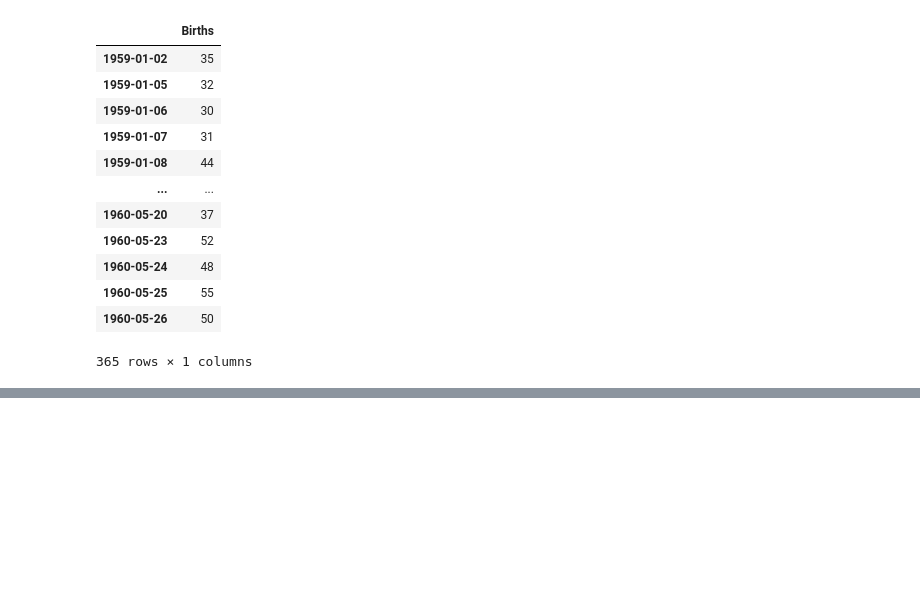
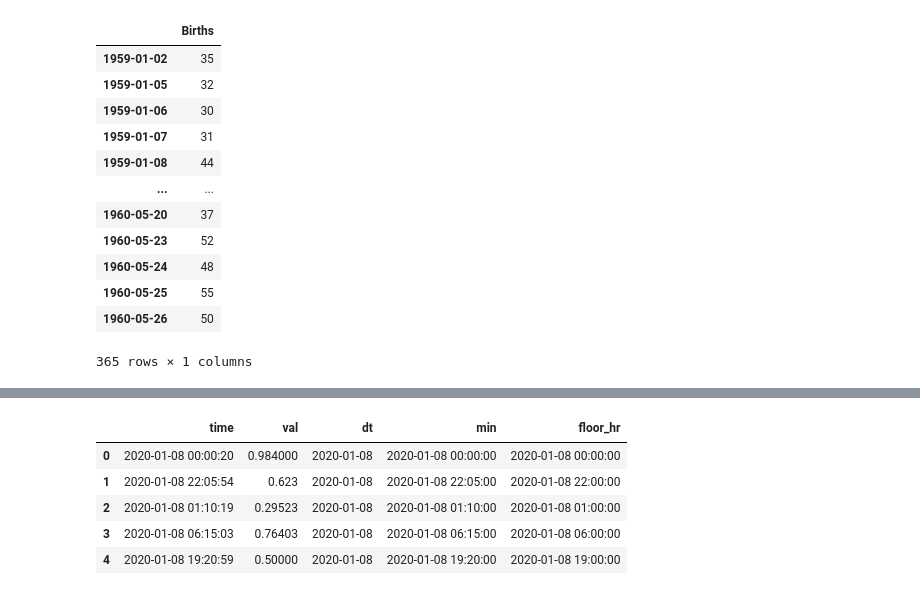
Before and after one commit to Rajiv2806/Python-Code-Helpers, a Jupyter notebook: Pandas/Pandas Dates.ipynb, the cells around one changed output, grey strips where cells are left out. Cells and saved outputs as stored; diff of their text form; code cells hidden in the pictures; blank space fills up the shorter version.

Commit message:
date normalization

```diff
--- a/Pandas/Pandas Dates.ipynb
+++ b/Pandas/Pandas Dates.ipynb
@@ -954,0 +957,10 @@ df.tshift(1)
+# %%
+alfa = [["2020-01-08 00:00:20","0.984000"],
+        ["2020-01-08 22:05:54","0.623"],
+        ["2020-01-08 01:10:19","0.29523"],
+        ["2020-01-08 06:15:3","0.76403"],
+        ["2020-01-08 19:20:59","0.50000"]]
+
+beta = [{'time': i[0], 'val':i[1]} for i in alfa]
+df = pd.DataFrame(beta)
+df
@@ -954,0 +986,3 @@ df.tshift(1)
+# %%
+df['time'] = pd.to_datetime(df['time'])
+df.info()
@@ -954,0 +999,4 @@ df.tshift(1)
+# %%
+# Extract only dates from a date
+df['dt'] = df.time.dt.floor('D')
+df
@@ -954,0 +1010,4 @@ df.tshift(1)
+# %%
+# normalize to minute
+df['min'] = df.time.dt.floor('Min')
+df
@@ -954,0 +1021,11 @@ df.tshift(1)
+# %%
+# normalize to Hour
+df['floor_hr'] = df.time.dt.floor('H')
+df
+# %% [output]
+|  | time | val | dt | min | floor_hr |
+| 0 | 2020-01-08 00:00:20 | 0.984000 | 2020-01-08 | 2020-01-08 00:00:00 | 2020-01-08 00:00:00 |
+| 1 | 2020-01-08 22:05:54 | 0.623 | 2020-01-08 | 2020-01-08 22:05:00 | 2020-01-08 22:00:00 |
+| 2 | 2020-01-08 01:10:19 | 0.29523 | 2020-01-08 | 2020-01-08 01:10:00 | 2020-01-08 01:00:00 |
+| 3 | 2020-01-08 06:15:03 | 0.76403 | 2020-01-08 | 2020-01-08 06:15:00 | 2020-01-08 06:00:00 |
+| 4 | 2020-01-08 19:20:59 | 0.50000 | 2020-01-08 | 2020-01-08 19:20:00 | 2020-01-08 19:00:00 |
```
Also changed, not shown: parts of 7 cells of this notebook, 2 other files.
